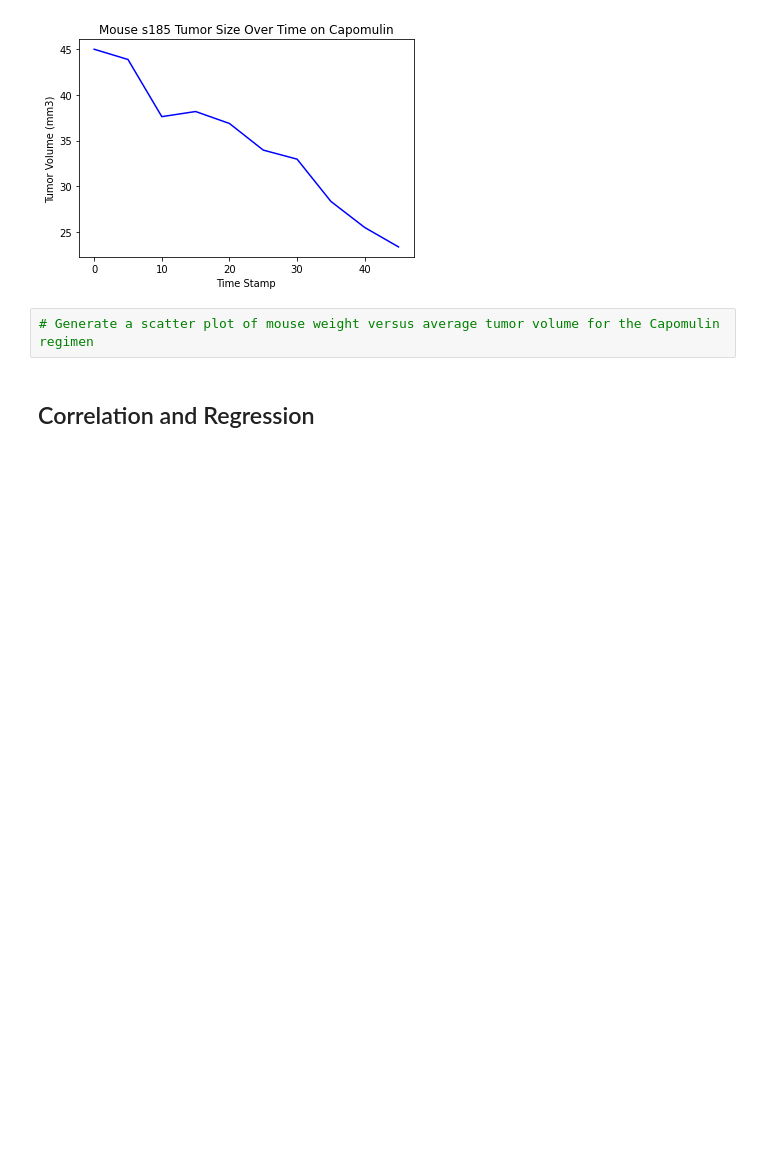
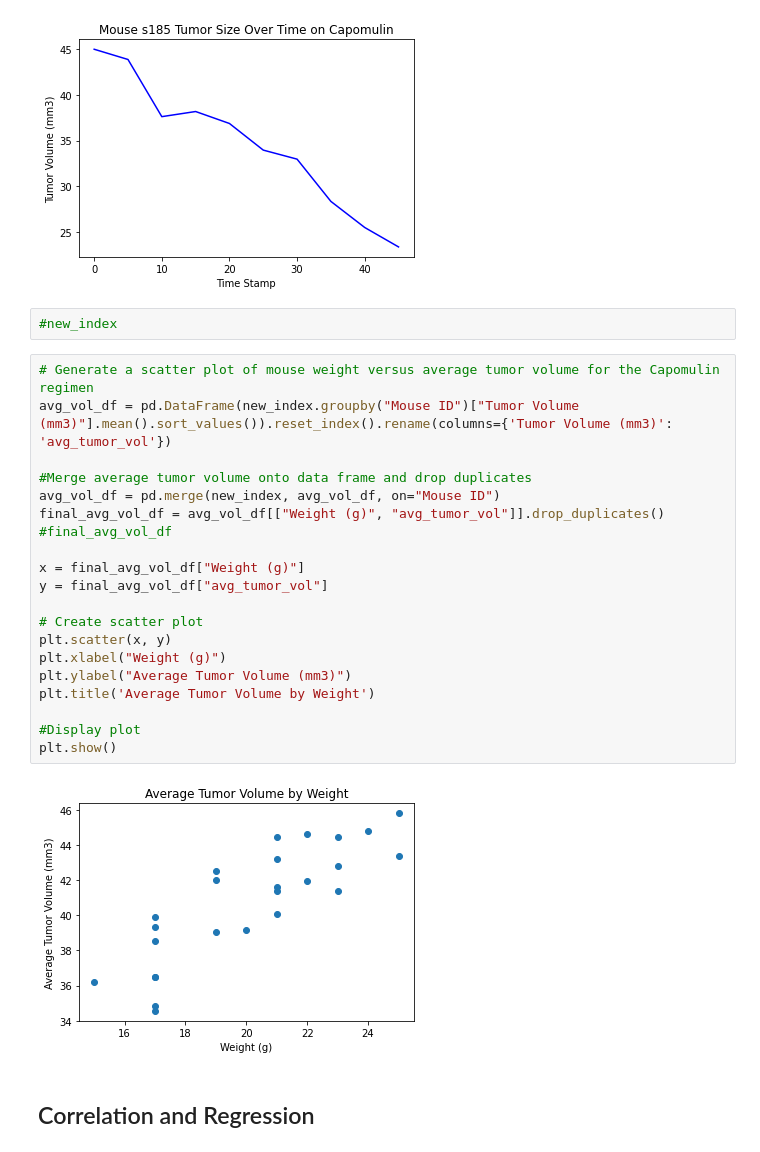
Before and after one commit to ToshaZ/Matplotlib-Challenge, a Jupyter notebook: Pymaceuticals/pymaceuticals_starter-checkpoint.ipynb, the cells around one changed output. Drawn from its saved outputs; the diff is of its cells as text; blank space fills up the shorter version.

Commit message:
Completed scatter plot

```diff
--- a/Pymaceuticals/pymaceuticals_starter-checkpoint.ipynb
+++ b/Pymaceuticals/pymaceuticals_starter-checkpoint.ipynb
@@ -244,8 +244,30 @@ plt.title("Mouse s185 Tumor Size Over Time on Capomulin")
 # %% [output]
 Text(0.5, 1.0, 'Mouse s185 Tumor Size Over Time on Capomulin')
 [figure]
-# %%
-# Generate a scatter plot of mouse weight versus average tumor volume for the Capomulin regimen
+# %%
+#new_index
+# %%
+# Generate a scatter plot of mouse weight versus average tumor volume for the Capomulin regimen
+avg_vol_df = pd.DataFrame(new_index.groupby("Mouse ID")["Tumor Volume (mm3)"].mean().sort_values()).reset_index().rename(columns={'Tumor Volume (mm3)': 'avg_tumor_vol'})
+
+#Merge average tumor volume onto data frame and drop duplicates
+avg_vol_df = pd.merge(new_index, avg_vol_df, on="Mouse ID")
+final_avg_vol_df = avg_vol_df[["Weight (g)", "avg_tumor_vol"]].drop_duplicates()
+#final_avg_vol_df
+
+x = final_avg_vol_df["Weight (g)"]
+y = final_avg_vol_df["avg_tumor_vol"]
+
+# Create scatter plot
+plt.scatter(x, y)
+plt.xlabel("Weight (g)")
+plt.ylabel("Average Tumor Volume (mm3)")
+plt.title('Average Tumor Volume by Weight')
+
+#Display plot
+plt.show()
+# %% [output]
+[figure, added]
 # %% [markdown]
 ## Correlation and Regression
 # %%
```
Also changed, not shown: parts of 1 cell of this notebook.
